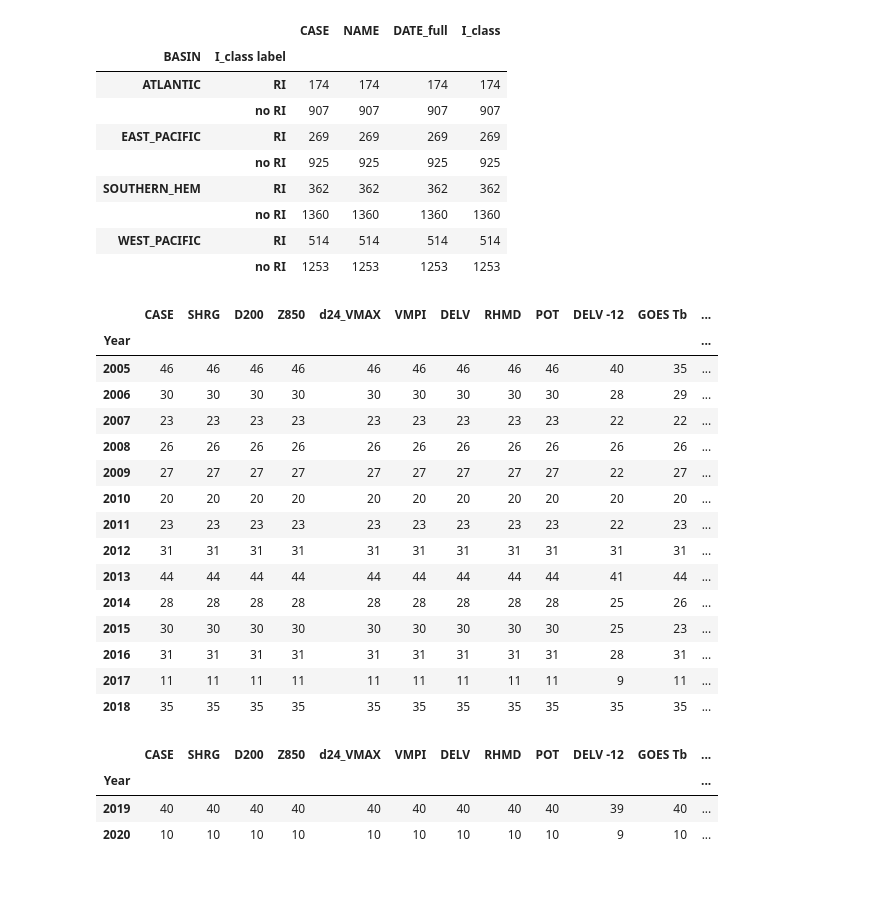
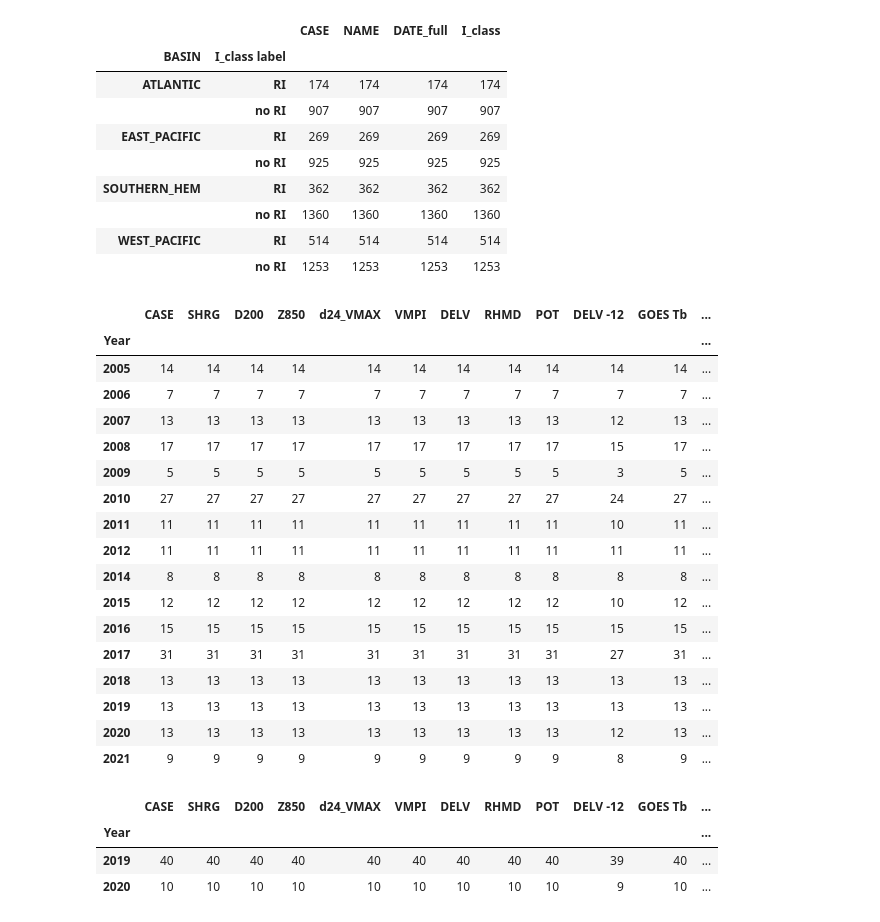
Before and after one commit to marie-mcgraw/ML_for_TC_RI, a Jupyter notebook: SHIPS_dev_data_explore.ipynb, the cells around one changed output. Drawn from its saved outputs; the diff is of its cells as text; code cells hidden in the pictures; blank space fills up the shorter version.

```diff
--- a/SHIPS_dev_data_explore.ipynb
+++ b/SHIPS_dev_data_explore.ipynb
@@ -133,19 +160,0 @@ var_train = diff_train_RI.reset_index().groupby(['BASIN','Year']).count()
-# %%
-var_train.xs('SOUTHERN_HEM')
-# %% [output]
-|  | CASE | SHRG | D200 | Z850 | d24_VMAX | VMPI | DELV | RHMD | POT | DELV -12 | GOES Tb | ... |
-| Year |  |  |  |  |  |  |  |  |  |  |  | ... |
-| 2005 | 46 | 46 | 46 | 46 | 46 | 46 | 46 | 46 | 46 | 40 | 35 | ... |
-| 2006 | 30 | 30 | 30 | 30 | 30 | 30 | 30 | 30 | 30 | 28 | 29 | ... |
-| 2007 | 23 | 23 | 23 | 23 | 23 | 23 | 23 | 23 | 23 | 22 | 22 | ... |
-| 2008 | 26 | 26 | 26 | 26 | 26 | 26 | 26 | 26 | 26 | 26 | 26 | ... |
-| 2009 | 27 | 27 | 27 | 27 | 27 | 27 | 27 | 27 | 27 | 22 | 27 | ... |
-| 2010 | 20 | 20 | 20 | 20 | 20 | 20 | 20 | 20 | 20 | 20 | 20 | ... |
-| 2011 | 23 | 23 | 23 | 23 | 23 | 23 | 23 | 23 | 23 | 22 | 23 | ... |
-| 2012 | 31 | 31 | 31 | 31 | 31 | 31 | 31 | 31 | 31 | 31 | 31 | ... |
-| 2013 | 44 | 44 | 44 | 44 | 44 | 44 | 44 | 44 | 44 | 41 | 44 | ... |
-| 2014 | 28 | 28 | 28 | 28 | 28 | 28 | 28 | 28 | 28 | 25 | 26 | ... |
-| 2015 | 30 | 30 | 30 | 30 | 30 | 30 | 30 | 30 | 30 | 25 | 23 | ... |
-| 2016 | 31 | 31 | 31 | 31 | 31 | 31 | 31 | 31 | 31 | 28 | 31 | ... |
-| 2017 | 11 | 11 | 11 | 11 | 11 | 11 | 11 | 11 | 11 | 9 | 11 | ... |
-| 2018 | 35 | 35 | 35 | 35 | 35 | 35 | 35 | 35 | 35 | 35 | 35 | ... |
@@ -152,3 +163,24 @@ var_train.xs('SOUTHERN_HEM')
+# %%
+var_ALL.xs('ATLANTIC')
+# %% [output]
+|  | CASE | SHRG | D200 | Z850 | d24_VMAX | VMPI | DELV | RHMD | POT | DELV -12 | GOES Tb | ... |
+| Year |  |  |  |  |  |  |  |  |  |  |  | ... |
+| 2005 | 14 | 14 | 14 | 14 | 14 | 14 | 14 | 14 | 14 | 14 | 14 | ... |
+| 2006 | 7 | 7 | 7 | 7 | 7 | 7 | 7 | 7 | 7 | 7 | 7 | ... |
+| 2007 | 13 | 13 | 13 | 13 | 13 | 13 | 13 | 13 | 13 | 12 | 13 | ... |
+| 2008 | 17 | 17 | 17 | 17 | 17 | 17 | 17 | 17 | 17 | 15 | 17 | ... |
+| 2009 | 5 | 5 | 5 | 5 | 5 | 5 | 5 | 5 | 5 | 3 | 5 | ... |
+| 2010 | 27 | 27 | 27 | 27 | 27 | 27 | 27 | 27 | 27 | 24 | 27 | ... |
+| 2011 | 11 | 11 | 11 | 11 | 11 | 11 | 11 | 11 | 11 | 10 | 11 | ... |
+| 2012 | 11 | 11 | 11 | 11 | 11 | 11 | 11 | 11 | 11 | 11 | 11 | ... |
+| 2014 | 8 | 8 | 8 | 8 | 8 | 8 | 8 | 8 | 8 | 8 | 8 | ... |
+| 2015 | 12 | 12 | 12 | 12 | 12 | 12 | 12 | 12 | 12 | 10 | 12 | ... |
+| 2016 | 15 | 15 | 15 | 15 | 15 | 15 | 15 | 15 | 15 | 15 | 15 | ... |
+| 2017 | 31 | 31 | 31 | 31 | 31 | 31 | 31 | 31 | 31 | 27 | 31 | ... |
+| 2018 | 13 | 13 | 13 | 13 | 13 | 13 | 13 | 13 | 13 | 13 | 13 | ... |
+| 2019 | 13 | 13 | 13 | 13 | 13 | 13 | 13 | 13 | 13 | 13 | 13 | ... |
+| 2020 | 13 | 13 | 13 | 13 | 13 | 13 | 13 | 13 | 13 | 12 | 13 | ... |
+| 2021 | 9 | 9 | 9 | 9 | 9 | 9 | 9 | 9 | 9 | 8 | 9 | ... |
 # %%
 diff_test_RI = diff_test.where(diff_test['d24_VMAX']>=RI_thresh).dropna(how='all')
 diff_test_RI['Year'] = diff_test_RI['DATE_full'].dt.year
```
Also changed, not shown: parts of 8 cells of this notebook, 10 other files.
